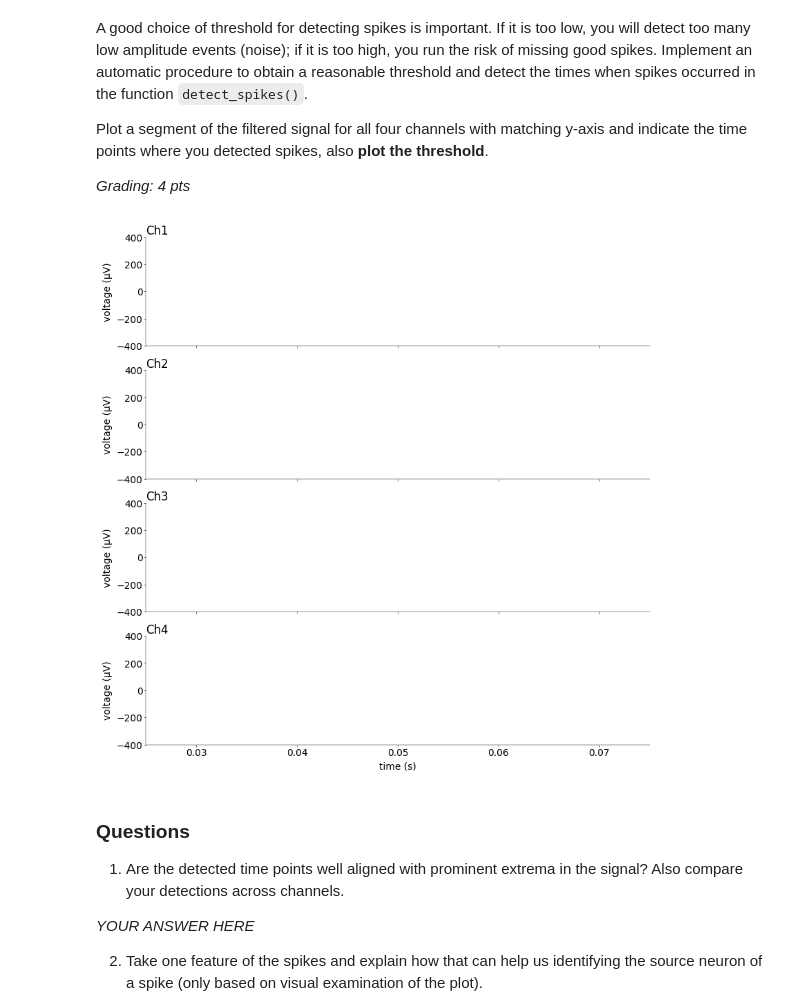
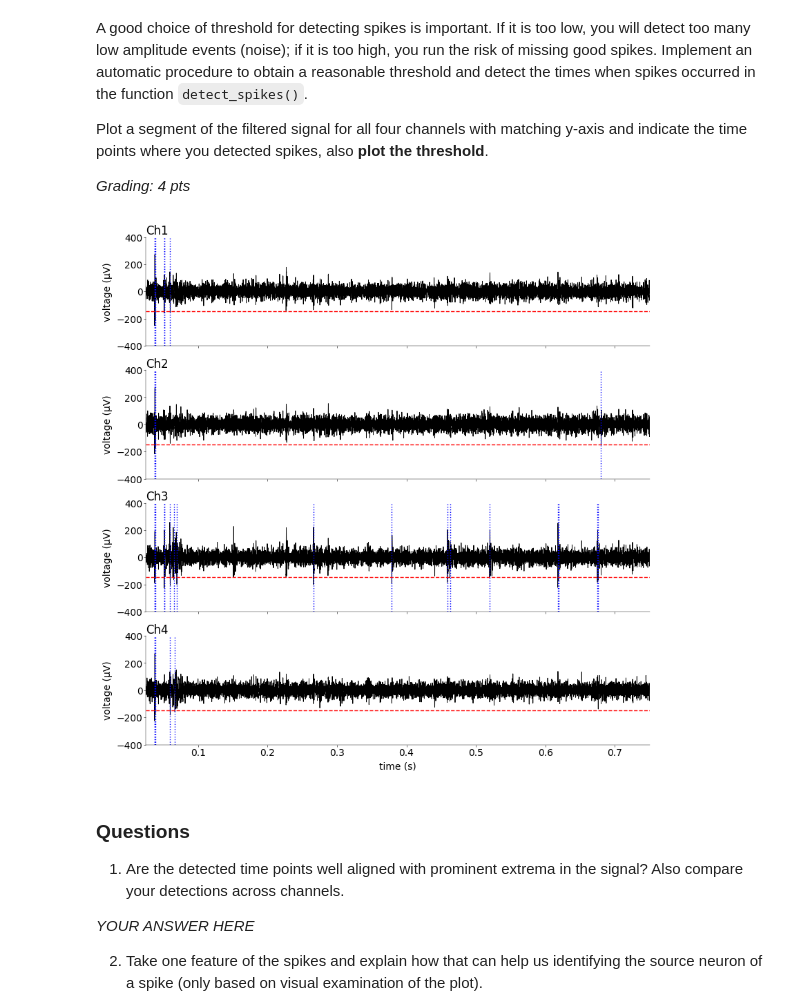
Before and after one commit to aeldably/Neural_Data_Science_Summer_2025, a Jupyter notebook: Lab_1/notebooks/CodingLab1.ipynb, the cells around one changed output. Saved outputs shown, nothing was run; the diff lists cells and outputs as text; code cells hidden in the pictures.

```diff
--- a/Lab_1/notebooks/CodingLab1.ipynb
+++ b/Lab_1/notebooks/CodingLab1.ipynb
@@ -80,5 +80,5 @@ plt.style.use("../matplotlib_style.txt")
 fs = 30000.0  # sampling rate of the signal in Hz
 dt = 1 / fs
 cols = ["Ch1", "Ch2", "Ch3", "Ch4"]
-x = pd.read_csv("../data/nds_cl_1.csv", header=0, names=cols)
+df = pd.read_csv("../data/nds_cl_1.csv", header=0, names=cols)
 # %%
@@ -145,5 +162,9 @@ def filter_signal(
     # -----------------------------------------------------------------
     # implement a suitable filter and apply it to the input data (1pt)
     # -----------------------------------------------------------------
-
-    pass
+    y = pd.DataFrame()
+    sos = signal.butter(N=order, Wn=[low, high], btype="band", output="sos", fs=fs)
+    for channel in x.columns:
+        y_channel_sos = signal.sosfilt(sos, x[channel])
+        y[channel] = y_channel_sos
+    return y
@@ -150,2 +174,2 @@ def filter_signal(
 # %%
-xf = filter_signal(x, fs, 500, 4000)
+y = filter_signal(x, fs, 500, 4000)
@@ -264,32 +326,62 @@ def detect_spikes(
 # %%
+# Detect spikes from filtered signal
+s, t, thrd = detect_spikes(y.values, fs=fs, N=4, lockout=1.0)
+
+# Define time window for zoomed plot (in seconds)
+t_start = 0.025
+t_end = 0.75
+start_idx = int(t_start * fs)
+end_idx = int(t_end * fs)
+time_window = np.arange(start_idx, end_idx) / fs
+
 mosaic = [
     ["Ch1"],
     ["Ch2"],
     ["Ch3"],
     ["Ch4"],
 ]
 fig, ax = plt.subplot_mosaic(
     mosaic=mosaic, figsize=(8, 8), layout="constrained", dpi=100
 )
 
 # ------------------------------------------------------------------------------
 # plot signal, threshold and detected spikes and answer the questions (1+1 pts)
 # ------------------------------------------------------------------------------
 
+# Loop through each channel
 for i, col in enumerate(cols):
+    # Get the channel's signal
+    signal = y[col].iloc[start_idx:end_idx].values
+    ax[col].plot(
+        time_window, signal, color="black", linewidth=0.7, label="Filtered Signal"
+    )
 
+    # Add threshold line
+    ax[col].axhline(thrd, color="red", linestyle="--", linewidth=1, label="Threshold")
+
+    # Find spikes that occurred in the current channel and within this time window
+    spikes_in_window = s[(s >= start_idx) & (s < end_idx)]
+    for spike in spikes_in_window:
+        if np.abs(y.iloc[spike, i]) > np.abs(thrd):  # spike is in this channel
+            ax[col].axvline(
+                spike / fs, color="blue", linestyle=":", linewidth=1, label="Spike"
+            )
+
+    # Formatting
     ax[col].set_ylim((-400, 400))
-    ax[col].set_xlim((0.025, 0.075))
+    ax[col].set_xlim((t_start, t_end))
     ax[col].set_ylabel("voltage (μV)")
-
     ax[col].set_title(col, loc="left")
 
+    # Hide x-axis ticks except for bottom plot
     if col != "Ch4":
         ax[col].set_xticklabels([])
     else:
         ax[col].set_xlabel("time (s)")
+
+plt.show()
 # %% [output]
-[figure, old version]
+[figure, new version]
 # %% [markdown]
 ### Questions
 
```
Also changed, not shown: parts of 8 cells of this notebook.
